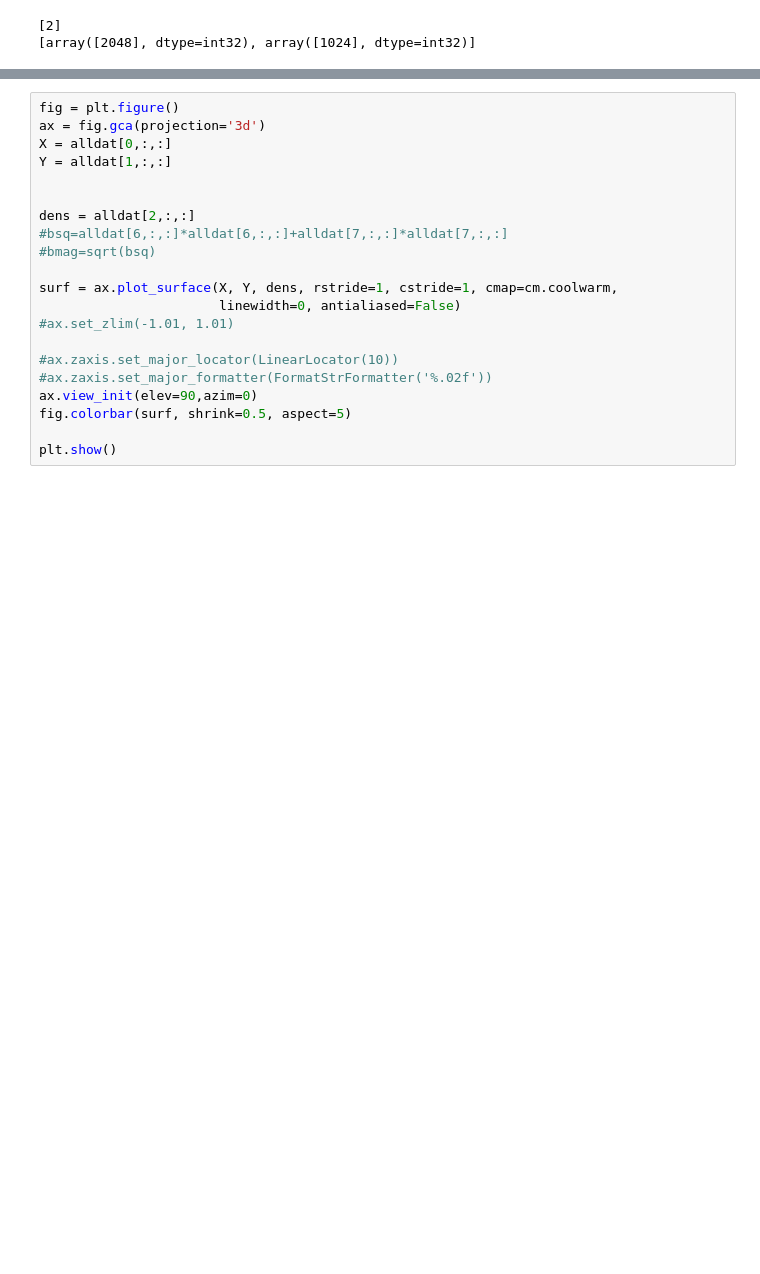
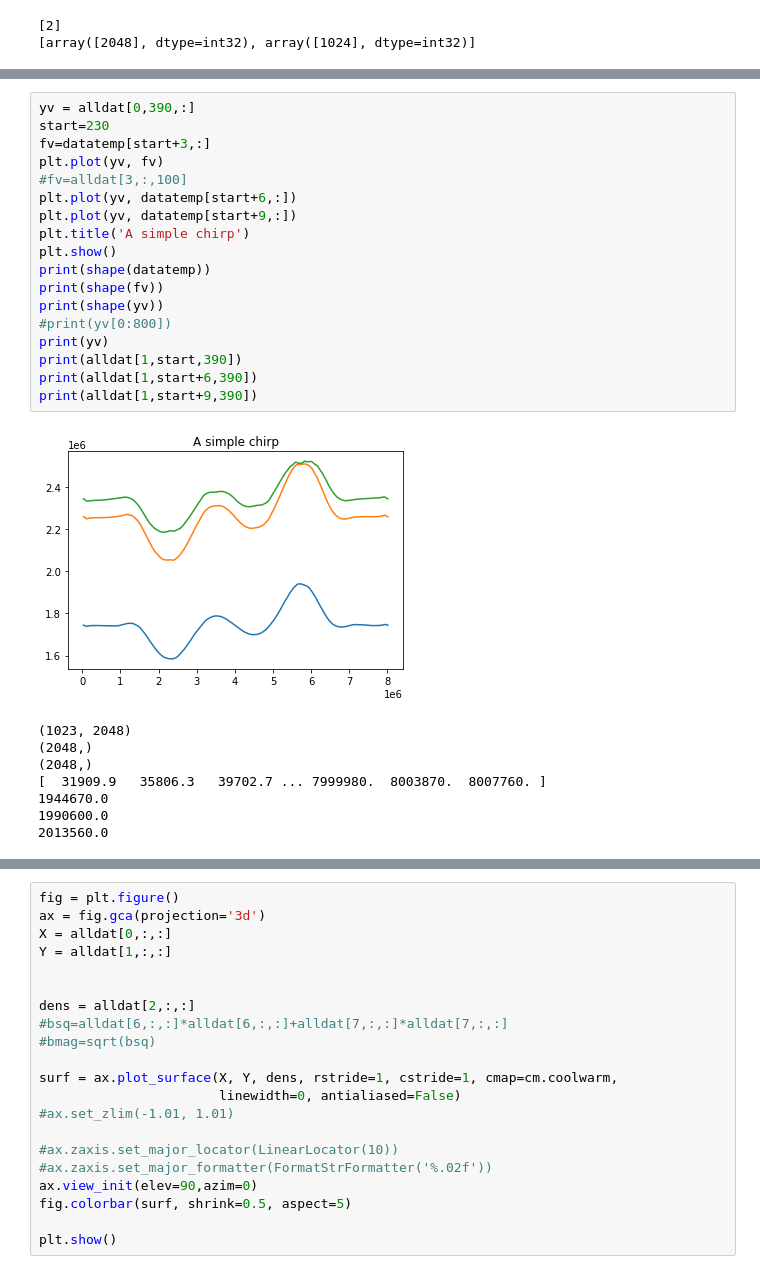
Before and after one commit to mikeg64/smaug_jet, a Jupyter notebook: python/smaug2d_surf_jet_hydro2.ipynb, the cells around one changed output, grey strips where cells are left out. Saved outputs shown, nothing was run; the diff lists cells and outputs as text; blank space fills up the shorter version.

```diff
--- a/python/smaug2d_surf_jet_hydro2.ipynb
+++ b/python/smaug2d_surf_jet_hydro2.ipynb
@@ -130,3 +154,30 @@ plt.show()
+# %%
+yv = alldat[0,390,:]
+start=230
+fv=datatemp[start+3,:]
+plt.plot(yv, fv)
+#fv=alldat[3,:,100]
+plt.plot(yv, datatemp[start+6,:])
+plt.plot(yv, datatemp[start+9,:])
+plt.title('A simple chirp')
+plt.show()
+print(shape(datatemp))
+print(shape(fv))
+print(shape(yv))
+#print(yv[0:800])
+print(yv)
+print(alldat[1,start,390])
+print(alldat[1,start+6,390])
+print(alldat[1,start+9,390])
+# %% [output]
+[figure, added]
+(1023, 2048)
+(2048,)
+(2048,)
+[  31909.9   35806.3   39702.7 ... 7999980.  8003870.  8007760. ]
+1944670.0
+1990600.0
+2013560.0
 # %%
 yv = alldat[1,:,5]
 fv=alldat[3,:,5]
```
Also changed, not shown: parts of 8 cells of this notebook, 7 other files.
